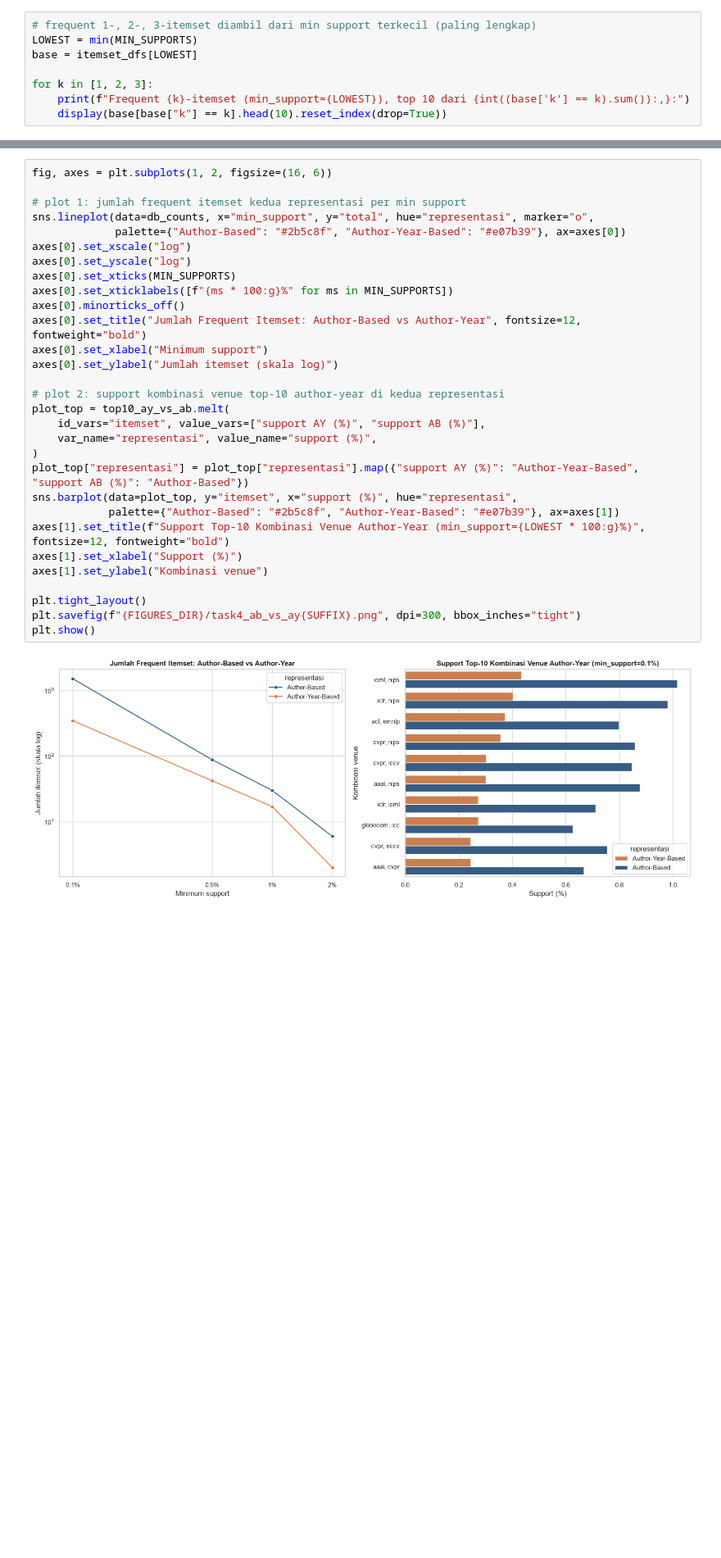
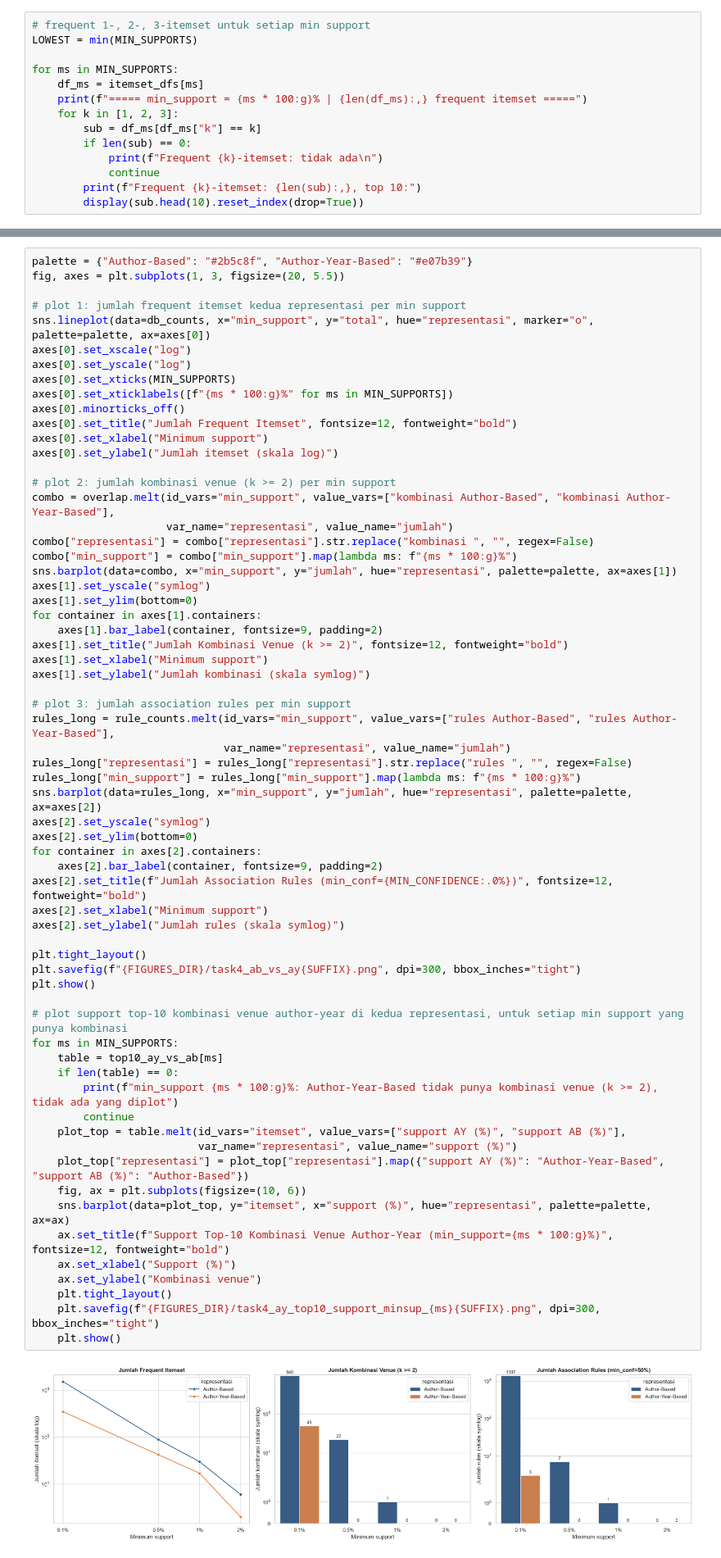
Before and after one commit to rafenmaxxx/IF4041-project-data-mining, a Jupyter notebook: notebooks/04_frequent_patterns.ipynb, the cells around one changed output, grey strips where cells are left out. Shown at 82% size. Drawn from its saved outputs; the diff is of its cells as text; blank space fills up the shorter version.

```diff
--- a/notebooks/04_frequent_patterns.ipynb
+++ b/notebooks/04_frequent_patterns.ipynb
@@ -102,9 +129,15 @@ summary
 # %%
-# frequent 1-, 2-, 3-itemset diambil dari min support terkecil (paling lengkap)
+# frequent 1-, 2-, 3-itemset untuk setiap min support
 LOWEST = min(MIN_SUPPORTS)
-base = itemset_dfs[LOWEST]
 
-for k in [1, 2, 3]:
-    print(f"Frequent {k}-itemset (min_support={LOWEST}), top 10 dari {int((base['k'] == k).sum()):,}:")
-    display(base[base["k"] == k].head(10).reset_index(drop=True))
+for ms in MIN_SUPPORTS:
+    df_ms = itemset_dfs[ms]
+    print(f"===== min_support = {ms * 100:g}% | {len(df_ms):,} frequent itemset =====")
+    for k in [1, 2, 3]:
+        sub = df_ms[df_ms["k"] == k]
+        if len(sub) == 0:
+            print(f"Frequent {k}-itemset: tidak ada\n")
+            continue
+        print(f"Frequent {k}-itemset: {len(sub):,}, top 10:")
+        display(sub.head(10).reset_index(drop=True))
 # %% [output]
@@ -390,32 +720,66 @@ Top-10 rules Author-Based berdasarkan lift:
 # %%
-fig, axes = plt.subplots(1, 2, figsize=(16, 6))
+palette = {"Author-Based": "#2b5c8f", "Author-Year-Based": "#e07b39"}
+fig, axes = plt.subplots(1, 3, figsize=(20, 5.5))
 
 # plot 1: jumlah frequent itemset kedua representasi per min support
-sns.lineplot(data=db_counts, x="min_support", y="total", hue="representasi", marker="o",
-             palette={"Author-Based": "#2b5c8f", "Author-Year-Based": "#e07b39"}, ax=axes[0])
+sns.lineplot(data=db_counts, x="min_support", y="total", hue="representasi", marker="o", palette=palette, ax=axes[0])
 axes[0].set_xscale("log")
 axes[0].set_yscale("log")
 axes[0].set_xticks(MIN_SUPPORTS)
 axes[0].set_xticklabels([f"{ms * 100:g}%" for ms in MIN_SUPPORTS])
 axes[0].minorticks_off()
-axes[0].set_title("Jumlah Frequent Itemset: Author-Based vs Author-Year", fontsize=12, fontweight="bold")
+axes[0].set_title("Jumlah Frequent Itemset", fontsize=12, fontweight="bold")
 axes[0].set_xlabel("Minimum support")
 axes[0].set_ylabel("Jumlah itemset (skala log)")
 
-# plot 2: support kombinasi venue top-10 author-year di kedua representasi
-plot_top = top10_ay_vs_ab.melt(
-    id_vars="itemset", value_vars=["support AY (%)", "support AB (%)"],
-    var_name="representasi", value_name="support (%)",
-)
-plot_top["representasi"] = plot_top["representasi"].map({"support AY (%)": "Author-Year-Based", "support AB (%)": "Author-Based"})
-sns.barplot(data=plot_top, y="itemset", x="support (%)", hue="representasi",
-            palette={"Author-Based": "#2b5c8f", "Author-Year-Based": "#e07b39"}, ax=axes[1])
-axes[1].set_title(f"Support Top-10 Kombinasi Venue Author-Year (min_support={LOWEST * 100:g}%)", fontsize=12, fontweight="bold")
-axes[1].set_xlabel("Support (%)")
-axes[1].set_ylabel("Kombinasi venue")
+# plot 2: jumlah kombinasi venue (k >= 2) per min support
+combo = overlap.melt(id_vars="min_support", value_vars=["kombinasi Author-Based", "kombinasi Author-Year-Based"],
+                     var_name="representasi", value_name="jumlah")
+combo["representasi"] = combo["representasi"].str.replace("kombinasi ", "", regex=False)
+combo["min_support"] = combo["min_support"].map(lambda ms: f"{ms * 100:g}%")
+sns.barplot(data=combo, x="min_support", y="jumlah", hue="representasi", palette=palette, ax=axes[1])
+axes[1].set_yscale("symlog")
+axes[1].set_ylim(bottom=0)
+for container in axes[1].containers:
+    axes[1].bar_label(container, fontsize=9, padding=2)
+axes[1].set_title("Jumlah Kombinasi Venue (k >= 2)", fontsize=12, fontweight="bold")
+axes[1].set_xlabel("Minimum support")
+axes[1].set_ylabel("Jumlah kombinasi (skala symlog)")
+
+# plot 3: jumlah association rules per min support
+rules_long = rule_counts.melt(id_vars="min_support", value_vars=["rules Author-Based", "rules Author-Year-Based"],
+                              var_name="representasi", value_name="jumlah")
+rules_long["representasi"] = rules_long["representasi"].str.replace("rules ", "", regex=False)
+rules_long["min_support"] = rules_long["min_support"].map(lambda ms: f"{ms * 100:g}%")
+sns.barplot(data=rules_long, x="min_support", y="jumlah", hue="representasi", palette=palette, ax=axes[2])
+axes[2].set_yscale("symlog")
+axes[2].set_ylim(bottom=0)
+for container in axes[2].containers:
+    axes[2].bar_label(container, fontsize=9, padding=2)
+axes[2].set_title(f"Jumlah Association Rules (min_conf={MIN_CONFIDENCE:.0%})", fontsize=12, fontweight="bold")
+axes[2].set_xlabel("Minimum support")
+axes[2].set_ylabel("Jumlah rules (skala symlog)")
 
 plt.tight_layout()
 plt.savefig(f"{FIGURES_DIR}/task4_ab_vs_ay{SUFFIX}.png", dpi=300, bbox_inches="tight")
 plt.show()
+
+# plot support top-10 kombinasi venue author-year di kedua representasi, untuk setiap min support yang punya kombinasi
+for ms in MIN_SUPPORTS:
+    table = top10_ay_vs_ab[ms]
+    if len(table) == 0:
+        print(f"min_support {ms * 100:g}%: Author-Year-Based tidak punya kombinasi venue (k >= 2), tidak ada yang diplot")
+        continue
+    plot_top = table.melt(id_vars="itemset", value_vars=["support AY (%)", "support AB (%)"],
+                          var_name="representasi", value_name="support (%)")
+    plot_top["representasi"] = plot_top["representasi"].map({"support AY (%)": "Author-Year-Based", "support AB (%)": "Author-Based"})
+    fig, ax = plt.subplots(figsize=(10, 6))
+    sns.barplot(data=plot_top, y="itemset", x="support (%)", hue="representasi", palette=palette, ax=ax)
+    ax.set_title(f"Support Top-10 Kombinasi Venue Author-Year (min_support={ms * 100:g}%)", fontsize=12, fontweight="bold")
+    ax.set_xlabel("Support (%)")
+    ax.set_ylabel("Kombinasi venue")
+    plt.tight_layout()
+    plt.savefig(f"{FIGURES_DIR}/task4_ay_top10_support_minsup_{ms}{SUFFIX}.png", dpi=300, bbox_inches="tight")
+    plt.show()
 # %% [output]
-[figure, old version]
+[figure, new version]
```
Also changed, not shown: parts of 11 cells of this notebook, 28 other files.
